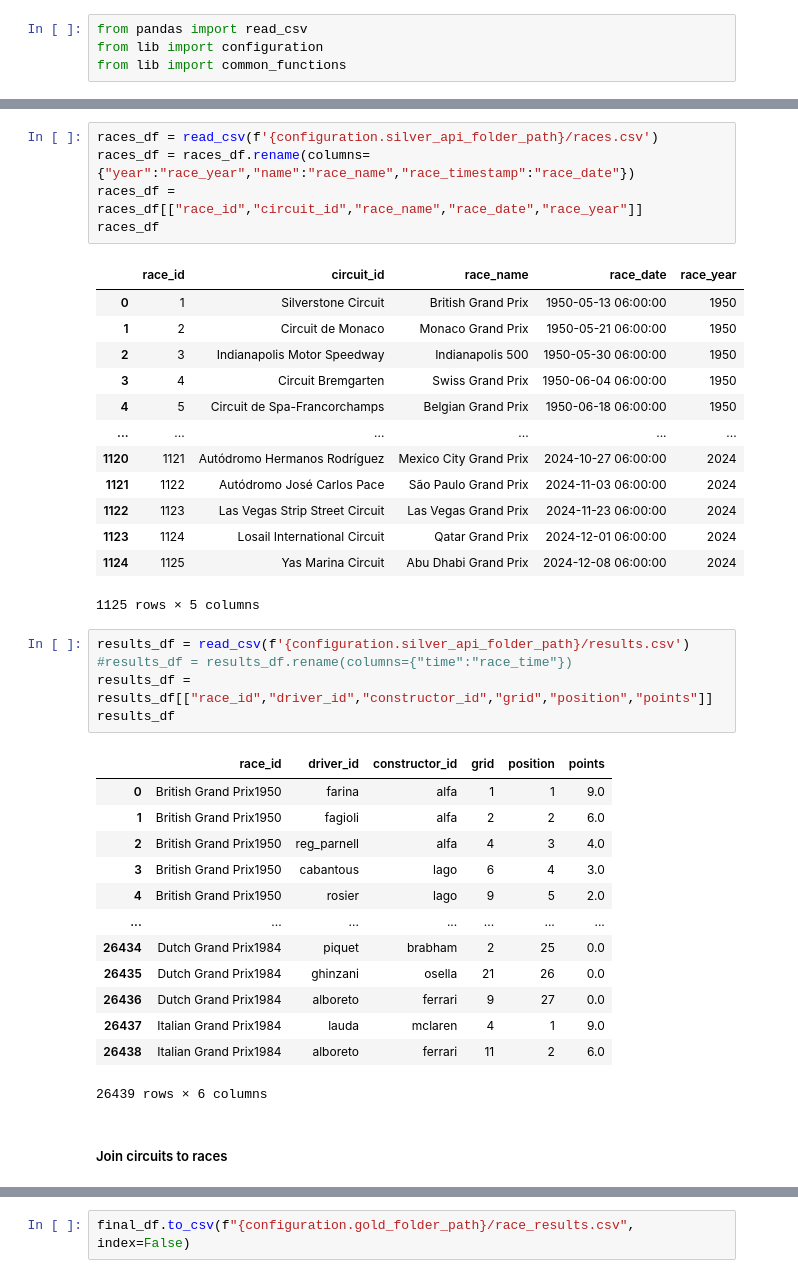
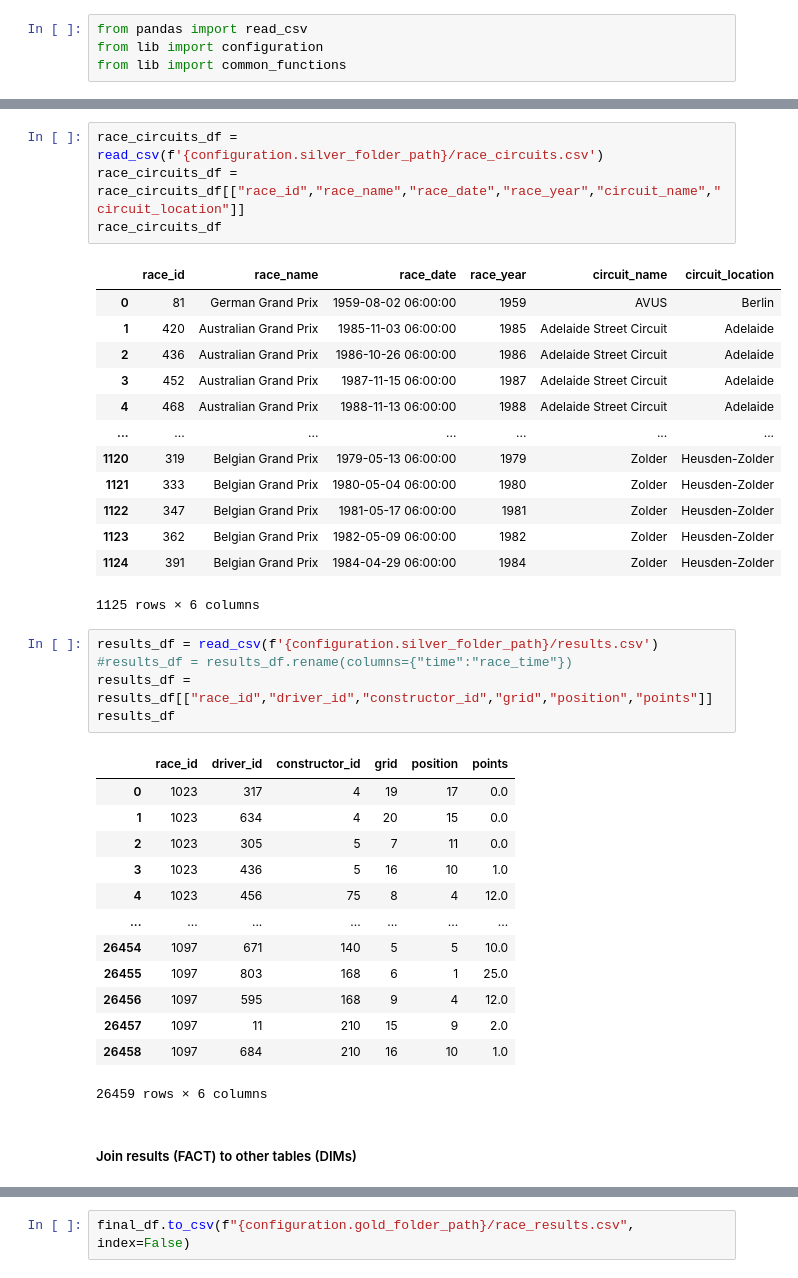
Before and after one commit to lhanna77/Formula1-Project, a Jupyter notebook: rpt_1.race_results.ipynb, the cells around one changed output, grey strips where cells are left out. Saved outputs shown, nothing was run; the diff lists cells and outputs as text.

```diff
--- a/rpt_1.race_results.ipynb
+++ b/rpt_1.race_results.ipynb
@@ -64,40 +45,39 @@ circuits_df
 # %%
-races_df = read_csv(f'{configuration.silver_api_folder_path}/races.csv')
-races_df = races_df.rename(columns={"year":"race_year","name":"race_name","race_timestamp":"race_date"})
-races_df = races_df[["race_id","circuit_id","race_name","race_date","race_year"]]
-races_df
+race_circuits_df = read_csv(f'{configuration.silver_folder_path}/race_circuits.csv')
+race_circuits_df = race_circuits_df[["race_id","race_name","race_date","race_year","circuit_name","circuit_location"]]
+race_circuits_df
 # %% [output]
-|  | race_id | circuit_id | race_name | race_date | race_year |
-| 0 | 1 | Silverstone Circuit | British Grand Prix | 1950-05-13 06:00:00 | 1950 |
-| 1 | 2 | Circuit de Monaco | Monaco Grand Prix | 1950-05-21 06:00:00 | 1950 |
-| 2 | 3 | Indianapolis Motor Speedway | Indianapolis 500 | 1950-05-30 06:00:00 | 1950 |
-| 3 | 4 | Circuit Bremgarten | Swiss Grand Prix | 1950-06-04 06:00:00 | 1950 |
-| 4 | 5 | Circuit de Spa-Francorchamps | Belgian Grand Prix | 1950-06-18 06:00:00 | 1950 |
-| ... | ... | ... | ... | ... | ... |
-| 1120 | 1121 | Autódromo Hermanos Rodríguez | Mexico City Grand Prix | 2024-10-27 06:00:00 | 2024 |
-| 1121 | 1122 | Autódromo José Carlos Pace | São Paulo Grand Prix | 2024-11-03 06:00:00 | 2024 |
-| 1122 | 1123 | Las Vegas Strip Street Circuit | Las Vegas Grand Prix | 2024-11-23 06:00:00 | 2024 |
-| 1123 | 1124 | Losail International Circuit | Qatar Grand Prix | 2024-12-01 06:00:00 | 2024 |
-| 1124 | 1125 | Yas Marina Circuit | Abu Dhabi Grand Prix | 2024-12-08 06:00:00 | 2024 |
+|  | race_id | race_name | race_date | race_year | circuit_name | circuit_location |
+| 0 | 81 | German Grand Prix | 1959-08-02 06:00:00 | 1959 | AVUS | Berlin |
+| 1 | 420 | Australian Grand Prix | 1985-11-03 06:00:00 | 1985 | Adelaide Street Circuit | Adelaide |
+| 2 | 436 | Australian Grand Prix | 1986-10-26 06:00:00 | 1986 | Adelaide Street Circuit | Adelaide |
+| 3 | 452 | Australian Grand Prix | 1987-11-15 06:00:00 | 1987 | Adelaide Street Circuit | Adelaide |
+| 4 | 468 | Australian Grand Prix | 1988-11-13 06:00:00 | 1988 | Adelaide Street Circuit | Adelaide |
+| ... | ... | ... | ... | ... | ... | ... |
+| 1120 | 319 | Belgian Grand Prix | 1979-05-13 06:00:00 | 1979 | Zolder | Heusden-Zolder |
+| 1121 | 333 | Belgian Grand Prix | 1980-05-04 06:00:00 | 1980 | Zolder | Heusden-Zolder |
+| 1122 | 347 | Belgian Grand Prix | 1981-05-17 06:00:00 | 1981 | Zolder | Heusden-Zolder |
+| 1123 | 362 | Belgian Grand Prix | 1982-05-09 06:00:00 | 1982 | Zolder | Heusden-Zolder |
+| 1124 | 391 | Belgian Grand Prix | 1984-04-29 06:00:00 | 1984 | Zolder | Heusden-Zolder |
-1125 rows × 5 columns
+1125 rows × 6 columns
 # %%
-results_df = read_csv(f'{configuration.silver_api_folder_path}/results.csv')
+results_df = read_csv(f'{configuration.silver_folder_path}/results.csv')
 #results_df = results_df.rename(columns={"time":"race_time"})
 results_df = results_df[["race_id","driver_id","constructor_id","grid","position","points"]]
 results_df
 # %% [output]
 |  | race_id | driver_id | constructor_id | grid | position | points |
-| 0 | British Grand Prix1950 | farina | alfa | 1 | 1 | 9.0 |
-| 1 | British Grand Prix1950 | fagioli | alfa | 2 | 2 | 6.0 |
-| 2 | British Grand Prix1950 | reg_parnell | alfa | 4 | 3 | 4.0 |
-| 3 | British Grand Prix1950 | cabantous | lago | 6 | 4 | 3.0 |
-| 4 | British Grand Prix1950 | rosier | lago | 9 | 5 | 2.0 |
+| 0 | 1023 | 317 | 4 | 19 | 17 | 0.0 |
+| 1 | 1023 | 634 | 4 | 20 | 15 | 0.0 |
+| 2 | 1023 | 305 | 5 | 7 | 11 | 0.0 |
+| 3 | 1023 | 436 | 5 | 16 | 10 | 1.0 |
+| 4 | 1023 | 456 | 75 | 8 | 4 | 12.0 |
 | ... | ... | ... | ... | ... | ... | ... |
-| 26434 | Dutch Grand Prix1984 | piquet | brabham | 2 | 25 | 0.0 |
-| 26435 | Dutch Grand Prix1984 | ghinzani | osella | 21 | 26 | 0.0 |
-| 26436 | Dutch Grand Prix1984 | alboreto | ferrari | 9 | 27 | 0.0 |
-| 26437 | Italian Grand Prix1984 | lauda | mclaren | 4 | 1 | 9.0 |
-| 26438 | Italian Grand Prix1984 | alboreto | ferrari | 11 | 2 | 6.0 |
+| 26454 | 1097 | 671 | 140 | 5 | 5 | 10.0 |
+| 26455 | 1097 | 803 | 168 | 6 | 1 | 25.0 |
+| 26456 | 1097 | 595 | 168 | 9 | 4 | 12.0 |
+| 26457 | 1097 | 11 | 210 | 15 | 9 | 2.0 |
+| 26458 | 1097 | 684 | 210 | 16 | 10 | 1.0 |
-26439 rows × 6 columns
+26459 rows × 6 columns
 # %% [markdown]
-##### Join circuits to races
+##### Join results (FACT) to other tables (DIMs)
```
Also changed, not shown: parts of 7 cells of this notebook, 14 other files.
